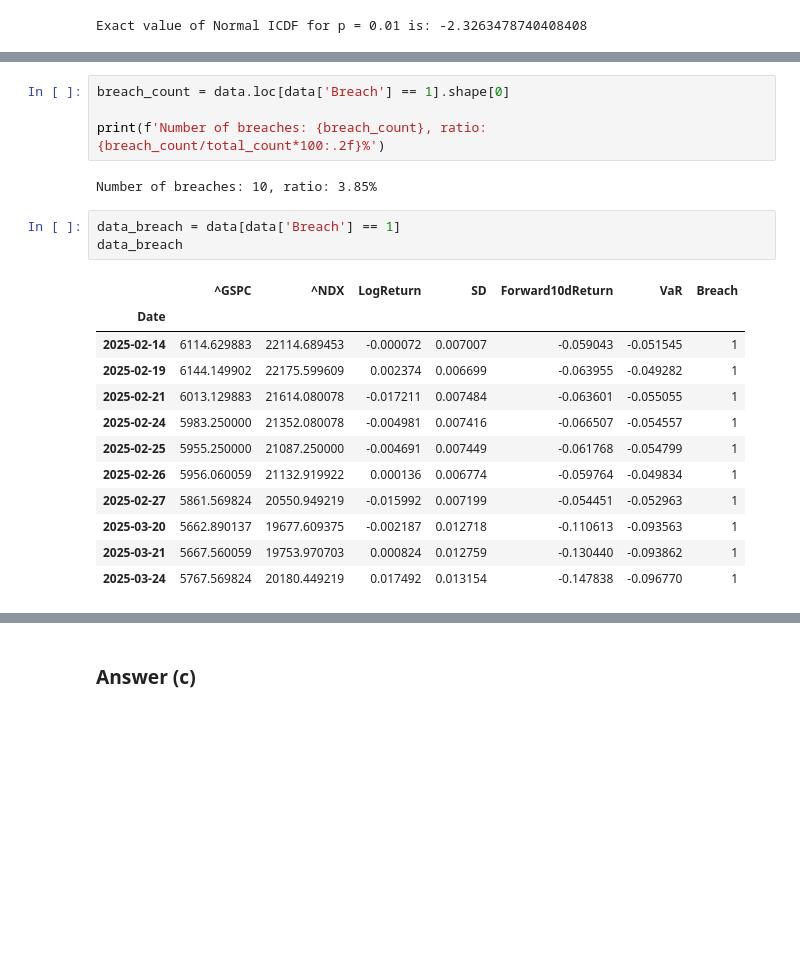
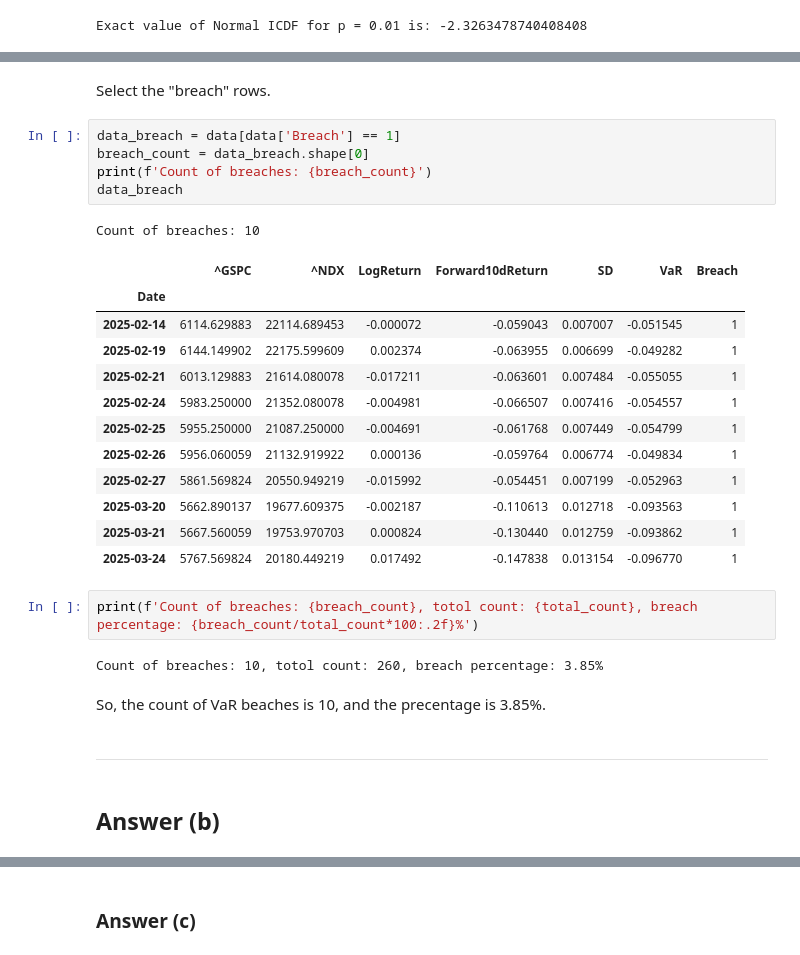
Before and after one commit to xption/CQFLearning, a Jupyter notebook: Exam1/3.ipynb, the cells around one changed output, grey strips where cells are left out. Cells and saved outputs as stored; diff of their text form; blank space fills up the shorter version.

```diff
--- a/Exam1/3.ipynb
+++ b/Exam1/3.ipynb
@@ -90,22 +137,31 @@ Total number of observations: 260
+# %% [markdown]
+Select the "breach" rows.
 # %%
-breach_count = data.loc[data['Breach'] == 1].shape[0]
-
-print(f'Number of breaches: {breach_count}, ratio: {breach_count/total_count*100:.2f}%')
+data_breach = data[data['Breach'] == 1]
+breach_count = data_breach.shape[0]
+print(f'Count of breaches: {breach_count}')
+data_breach
 # %% [output]
-Number of breaches: 10, ratio: 3.85%
+Count of breaches: 10
+|  | ^GSPC | ^NDX | LogReturn | Forward10dReturn | SD | VaR | Breach |
+| Date |  |  |  |  |  |  |  |
+| 2025-02-14 | 6114.629883 | 22114.689453 | -0.000072 | -0.059043 | 0.007007 | -0.051545 | 1 |
+| 2025-02-19 | 6144.149902 | 22175.599609 | 0.002374 | -0.063955 | 0.006699 | -0.049282 | 1 |
+| 2025-02-21 | 6013.129883 | 21614.080078 | -0.017211 | -0.063601 | 0.007484 | -0.055055 | 1 |
+| 2025-02-24 | 5983.250000 | 21352.080078 | -0.004981 | -0.066507 | 0.007416 | -0.054557 | 1 |
+| 2025-02-25 | 5955.250000 | 21087.250000 | -0.004691 | -0.061768 | 0.007449 | -0.054799 | 1 |
+| 2025-02-26 | 5956.060059 | 21132.919922 | 0.000136 | -0.059764 | 0.006774 | -0.049834 | 1 |
+| 2025-02-27 | 5861.569824 | 20550.949219 | -0.015992 | -0.054451 | 0.007199 | -0.052963 | 1 |
+| 2025-03-20 | 5662.890137 | 19677.609375 | -0.002187 | -0.110613 | 0.012718 | -0.093563 | 1 |
+| 2025-03-21 | 5667.560059 | 19753.970703 | 0.000824 | -0.130440 | 0.012759 | -0.093862 | 1 |
+| 2025-03-24 | 5767.569824 | 20180.449219 | 0.017492 | -0.147838 | 0.013154 | -0.096770 | 1 |
 # %%
-data_breach = data[data['Breach'] == 1]
-data_breach
+print(f'Count of breaches: {breach_count}, totol count: {total_count}, breach percentage: {breach_count/total_count*100:.2f}%')
 # %% [output]
-|  | ^GSPC | ^NDX | LogReturn | SD | Forward10dReturn | VaR | Breach |
-| Date |  |  |  |  |  |  |  |
-| 2025-02-14 | 6114.629883 | 22114.689453 | -0.000072 | 0.007007 | -0.059043 | -0.051545 | 1 |
-| 2025-02-19 | 6144.149902 | 22175.599609 | 0.002374 | 0.006699 | -0.063955 | -0.049282 | 1 |
-| 2025-02-21 | 6013.129883 | 21614.080078 | -0.017211 | 0.007484 | -0.063601 | -0.055055 | 1 |
-| 2025-02-24 | 5983.250000 | 21352.080078 | -0.004981 | 0.007416 | -0.066507 | -0.054557 | 1 |
-| 2025-02-25 | 5955.250000 | 21087.250000 | -0.004691 | 0.007449 | -0.061768 | -0.054799 | 1 |
-| 2025-02-26 | 5956.060059 | 21132.919922 | 0.000136 | 0.006774 | -0.059764 | -0.049834 | 1 |
-| 2025-02-27 | 5861.569824 | 20550.949219 | -0.015992 | 0.007199 | -0.054451 | -0.052963 | 1 |
-| 2025-03-20 | 5662.890137 | 19677.609375 | -0.002187 | 0.012718 | -0.110613 | -0.093563 | 1 |
-| 2025-03-21 | 5667.560059 | 19753.970703 | 0.000824 | 0.012759 | -0.130440 | -0.093862 | 1 |
-| 2025-03-24 | 5767.569824 | 20180.449219 | 0.017492 | 0.013154 | -0.147838 | -0.096770 | 1 |
+Count of breaches: 10, totol count: 260, breach percentage: 3.85%
+# %% [markdown]
+So, the count of VaR beaches is 10, and the precentage is 3.85%.
+# %% [markdown]
+---
+# %% [markdown]
+## Answer (b)
```
Also changed, not shown: parts of 24 cells of this notebook.
